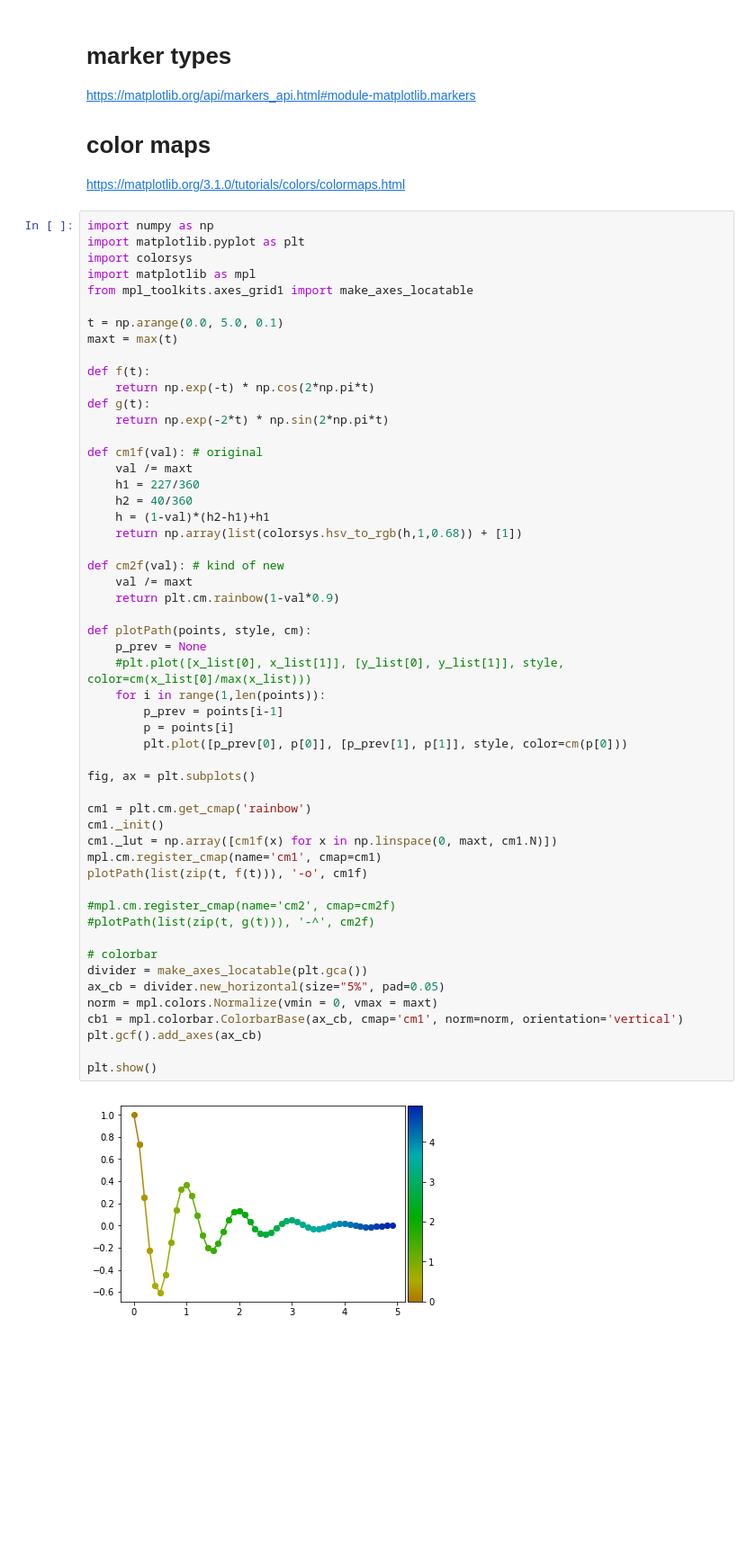
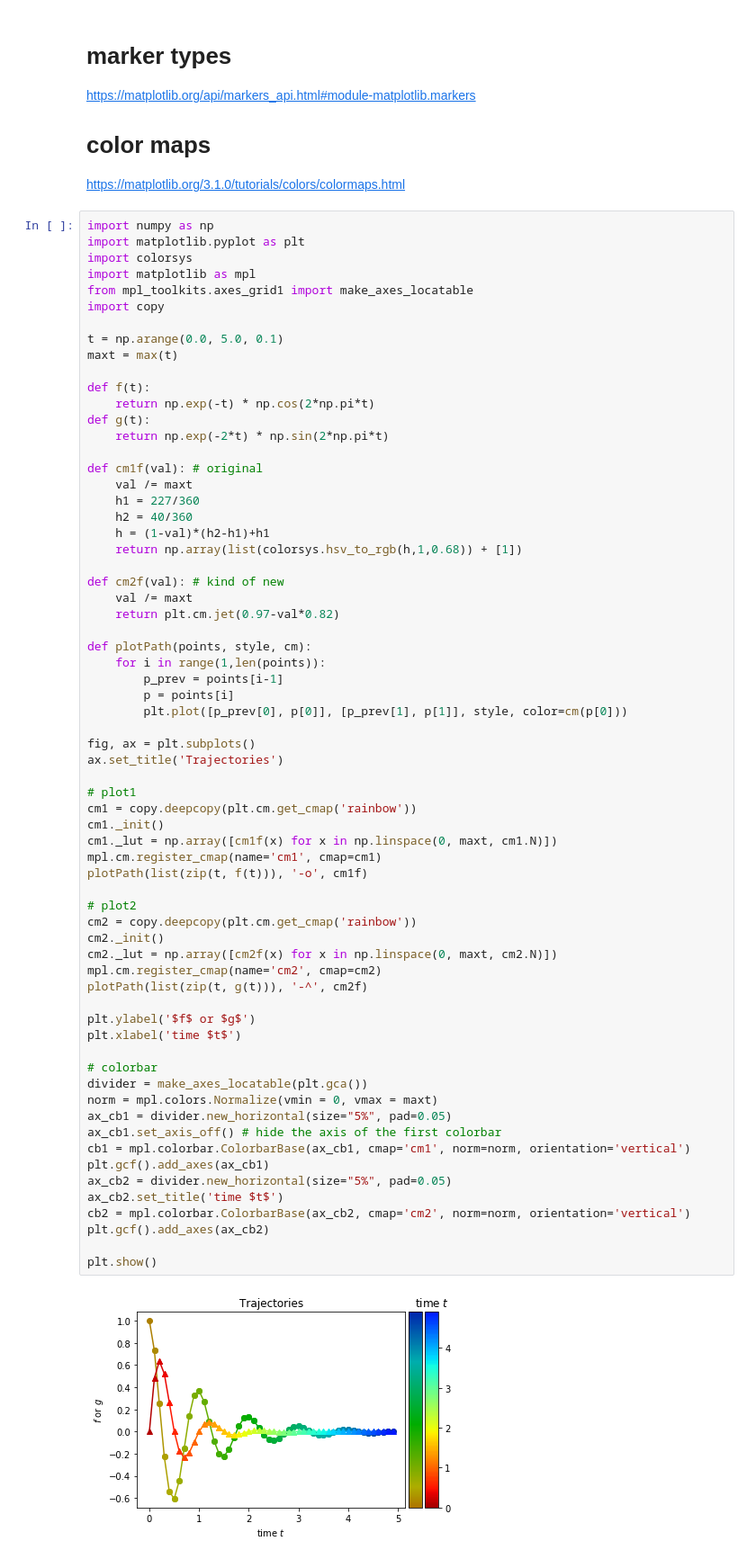
Before and after one commit to tidota/misc-code, a Jupyter notebook: snippets/python/pyplot/pyplot_prac.ipynb, the cells around one changed output. Shown at 90% size. Saved outputs shown, nothing was run; the diff lists cells and outputs as text; blank space fills up the shorter version.

```diff
--- a/snippets/python/pyplot/pyplot_prac.ipynb
+++ b/snippets/python/pyplot/pyplot_prac.ipynb
@@ -138,6 +138,7 @@ import matplotlib.pyplot as plt
 import colorsys
 import matplotlib as mpl
 from mpl_toolkits.axes_grid1 import make_axes_locatable
+import copy
 
 t = np.arange(0.0, 5.0, 0.1)
 maxt = max(t)
@@ -150,40 +151,52 @@ def g(t):
 def cm1f(val): # original
     val /= maxt
     h1 = 227/360
     h2 = 40/360
     h = (1-val)*(h2-h1)+h1
     return np.array(list(colorsys.hsv_to_rgb(h,1,0.68)) + [1])
 
 def cm2f(val): # kind of new
     val /= maxt
-    return plt.cm.rainbow(1-val*0.9)
+    return plt.cm.jet(0.97-val*0.82)
 
 def plotPath(points, style, cm):
-    p_prev = None
-    #plt.plot([x_list[0], x_list[1]], [y_list[0], y_list[1]], style, color=cm(x_list[0]/max(x_list)))
     for i in range(1,len(points)):
         p_prev = points[i-1]
         p = points[i]
         plt.plot([p_prev[0], p[0]], [p_prev[1], p[1]], style, color=cm(p[0]))
 
 fig, ax = plt.subplots()
+ax.set_title('Trajectories')
 
-cm1 = plt.cm.get_cmap('rainbow')
+# plot1
+cm1 = copy.deepcopy(plt.cm.get_cmap('rainbow'))
 cm1._init()
 cm1._lut = np.array([cm1f(x) for x in np.linspace(0, maxt, cm1.N)])
 mpl.cm.register_cmap(name='cm1', cmap=cm1)
 plotPath(list(zip(t, f(t))), '-o', cm1f)
 
-#mpl.cm.register_cmap(name='cm2', cmap=cm2f)
-#plotPath(list(zip(t, g(t))), '-^', cm2f)
+# plot2
+cm2 = copy.deepcopy(plt.cm.get_cmap('rainbow'))
+cm2._init()
+cm2._lut = np.array([cm2f(x) for x in np.linspace(0, maxt, cm2.N)])
+mpl.cm.register_cmap(name='cm2', cmap=cm2)
+plotPath(list(zip(t, g(t))), '-^', cm2f)
+
+plt.ylabel('$f$ or $g$')
+plt.xlabel('time $t$')
 
 # colorbar
 divider = make_axes_locatable(plt.gca())
-ax_cb = divider.new_horizontal(size="5%", pad=0.05)
 norm = mpl.colors.Normalize(vmin = 0, vmax = maxt)
-cb1 = mpl.colorbar.ColorbarBase(ax_cb, cmap='cm1', norm=norm, orientation='vertical')
-plt.gcf().add_axes(ax_cb)
+ax_cb1 = divider.new_horizontal(size="5%", pad=0.05)
+ax_cb1.set_axis_off() # hide the axis of the first colorbar
+cb1 = mpl.colorbar.ColorbarBase(ax_cb1, cmap='cm1', norm=norm, orientation='vertical')
+plt.gcf().add_axes(ax_cb1)
+ax_cb2 = divider.new_horizontal(size="5%", pad=0.05)
+ax_cb2.set_title('time $t$')
+cb2 = mpl.colorbar.ColorbarBase(ax_cb2, cmap='cm2', norm=norm, orientation='vertical')
+plt.gcf().add_axes(ax_cb2)
 
 plt.show()
 # %% [output]
-[figure, old version]
+[figure, new version]
```
